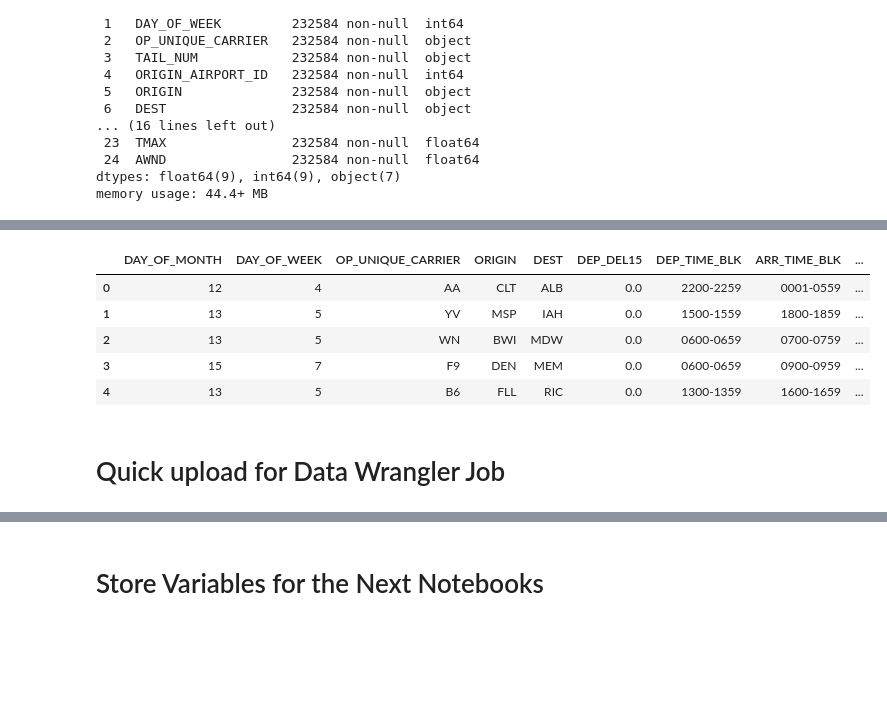
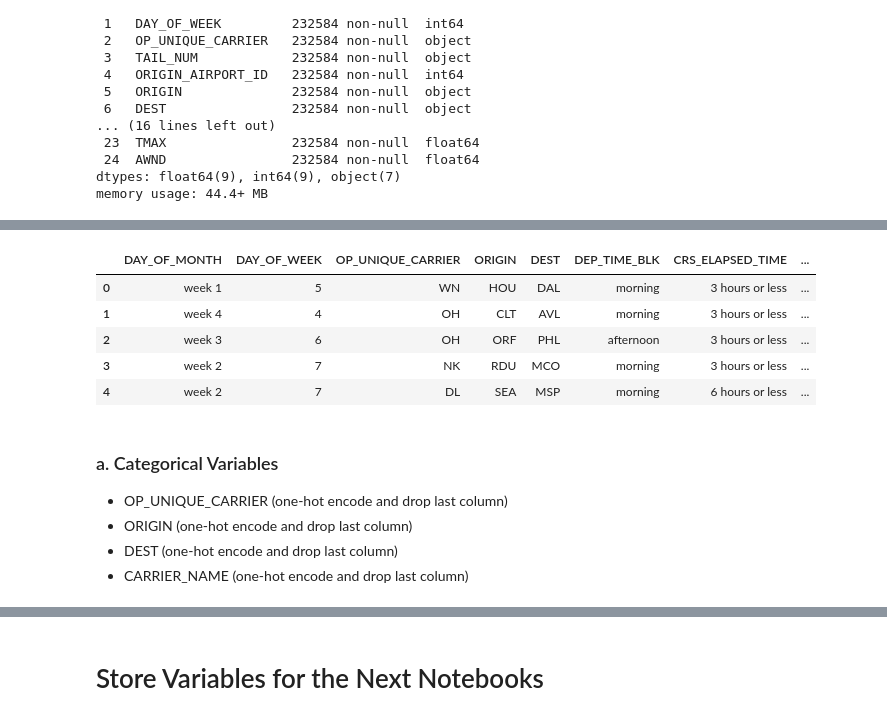
Before and after one commit to jimmy-nguyen-data-science/predicting-flight-delays, a Jupyter notebook: notebooks/04_Merged_Data_Pretraining.ipynb, the cells around one changed output, grey strips where cells are left out. Cells and saved outputs as stored; diff of their text form; code cells hidden in the pictures; blank space fills up the shorter version.

```diff
--- a/notebooks/04_Merged_Data_Pretraining.ipynb
+++ b/notebooks/04_Merged_Data_Pretraining.ipynb
@@ -184,5 +161,6 @@ Data columns (total 25 columns):
 dtypes: float64(9), int64(9), object(7)
 memory usage: 44.4+ MB
 # %%
-dropped = ['TAIL_NUM','ORIGIN_AIRPORT_ID','CANCELLED','AIRLINE_ID','DISTANCE']
+dropped = ['TAIL_NUM','ORIGIN_AIRPORT_ID', 'ARR_TIME_BLK','CANCELLED','AIRLINE_ID','DISTANCE']
 df_balanced.drop(dropped, inplace=True, axis=1)
+df_balanced.head()
@@ -188,0 +218,15 @@ df_balanced.drop(dropped, inplace=True, axis=1)
+# %%
+def month_weeks_range(x):
+    if x <= 7:
+        return 'week 1'
+    elif x <= 14:
+        return 'week 2'
+    elif x <= 21:
+        return 'week 3'
+    elif x <= 28:
+        return 'week 4'
+    else:
+        return 'extra week'
+
+X['DAY_OF_MONTH'] = X['DAY_OF_MONTH'].apply(lambda x: month_weeks_range(x))
+X['DAY_OF_MONTH'].value_counts()
@@ -188,0 +246,13 @@ df_balanced.drop(dropped, inplace=True, axis=1)
+# %%
+def crs_time_range(x):
+    if x <= 180:
+        return '3 hours or less'
+    elif x <= 360:
+        return '6 hours or less'
+    elif x <= 540:
+        return '9 hours or less'
+    else:
+        return '12 hours or less'
+
+X['CRS_ELAPSED_TIME'] = X['CRS_ELAPSED_TIME'].apply(lambda x: crs_time_range(x))
+X['CRS_ELAPSED_TIME'].value_counts()
@@ -188,0 +289,11 @@ df_balanced.drop(dropped, inplace=True, axis=1)
+# %%
+dep_blk = {'0600-0659':'morning', '0700-0759':'morning', '0800-0859':'morning',
+           '0900-0959':'morning','1000-1059':'morning', '1100-1159':'morning',
+           '1200-1259':'afternoon', '1300-1359':'afternoon', '1400-1459':'afternoon',
+           '1500-1559':'afternoon', '1600-1659':'afternoon', '1700-1759':'afternoon',
+           '1800-1859':'evening', '1900-1959':'evening','2000-2059':'evening',
+           '2100-2159':'evening', '2200-2259':'evening',
+           '2200-2259':'night', '2300-2359':'night', '0001-0559':'night'}
+
+X['DEP_TIME_BLK'] = X['DEP_TIME_BLK'].replace(dep_blk)
+X['DEP_TIME_BLK'].value_counts()
@@ -189,11 +313,16 @@ df_balanced.drop(dropped, inplace=True, axis=1)
 # %%
-df_balanced.head()
+X.head()
 # %% [output]
-|  | DAY_OF_MONTH | DAY_OF_WEEK | OP_UNIQUE_CARRIER | ORIGIN | DEST | DEP_DEL15 | DEP_TIME_BLK | ARR_TIME_BLK | ... |
-| 0 | 12 | 4 | AA | CLT | ALB | 0.0 | 2200-2259 | 0001-0559 | ... |
-| 1 | 13 | 5 | YV | MSP | IAH | 0.0 | 1500-1559 | 1800-1859 | ... |
-| 2 | 13 | 5 | WN | BWI | MDW | 0.0 | 0600-0659 | 0700-0759 | ... |
-| 3 | 15 | 7 | F9 | DEN | MEM | 0.0 | 0600-0659 | 0900-0959 | ... |
-| 4 | 13 | 5 | B6 | FLL | RIC | 0.0 | 1300-1359 | 1600-1659 | ... |
+|  | DAY_OF_MONTH | DAY_OF_WEEK | OP_UNIQUE_CARRIER | ORIGIN | DEST | DEP_TIME_BLK | CRS_ELAPSED_TIME | ... |
+| 0 | week 1 | 5 | WN | HOU | DAL | morning | 3 hours or less | ... |
+| 1 | week 4 | 4 | OH | CLT | AVL | morning | 3 hours or less | ... |
+| 2 | week 3 | 6 | OH | ORF | PHL | afternoon | 3 hours or less | ... |
+| 3 | week 2 | 7 | NK | RDU | MCO | morning | 3 hours or less | ... |
+| 4 | week 2 | 7 | DL | SEA | MSP | morning | 6 hours or less | ... |
-# %% [markdown]
-# Quick upload for Data Wrangler Job
+# %% [markdown]
+### a. Categorical Variables
+
+- OP_UNIQUE_CARRIER (one-hot encode and drop last column)
+- ORIGIN (one-hot encode and drop last column)
+- DEST (one-hot encode and drop last column)
+- CARRIER_NAME (one-hot encode and drop last column)
```
Also changed, not shown: parts of 49 cells of this notebook.
